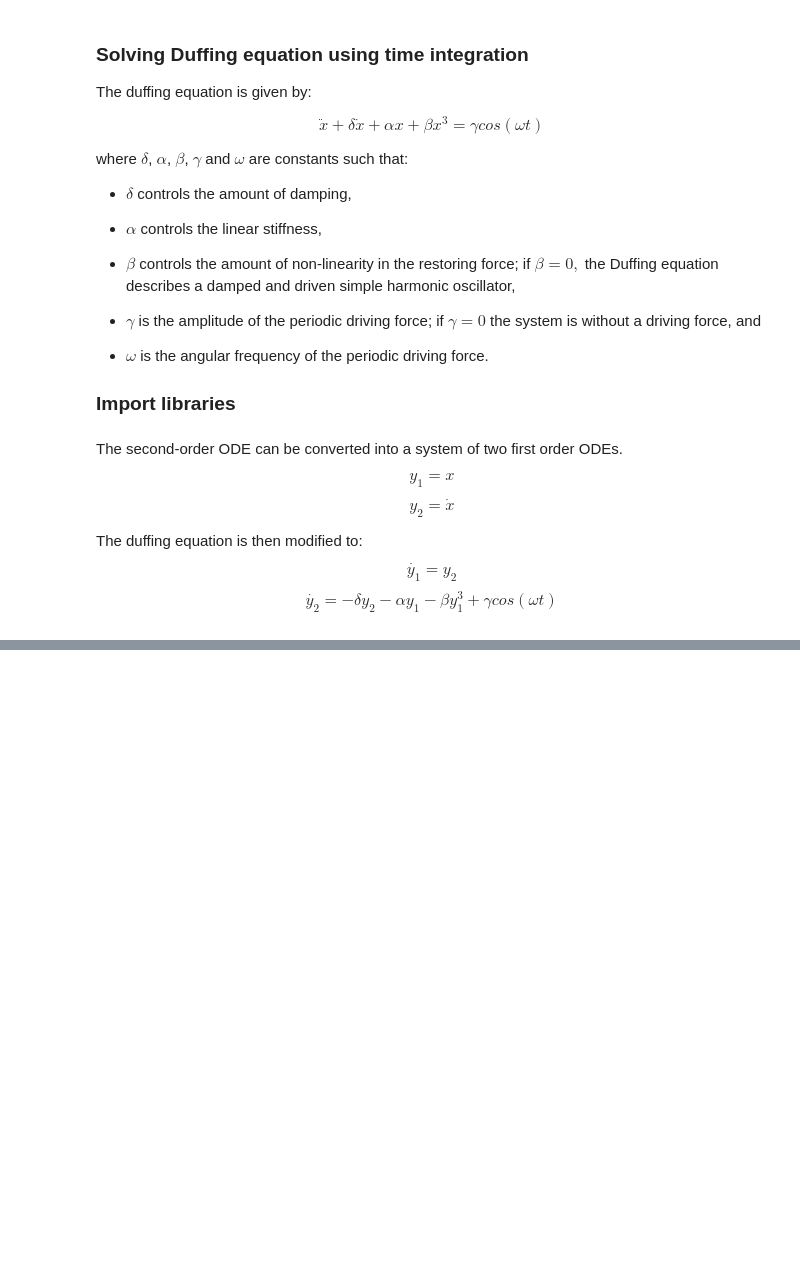
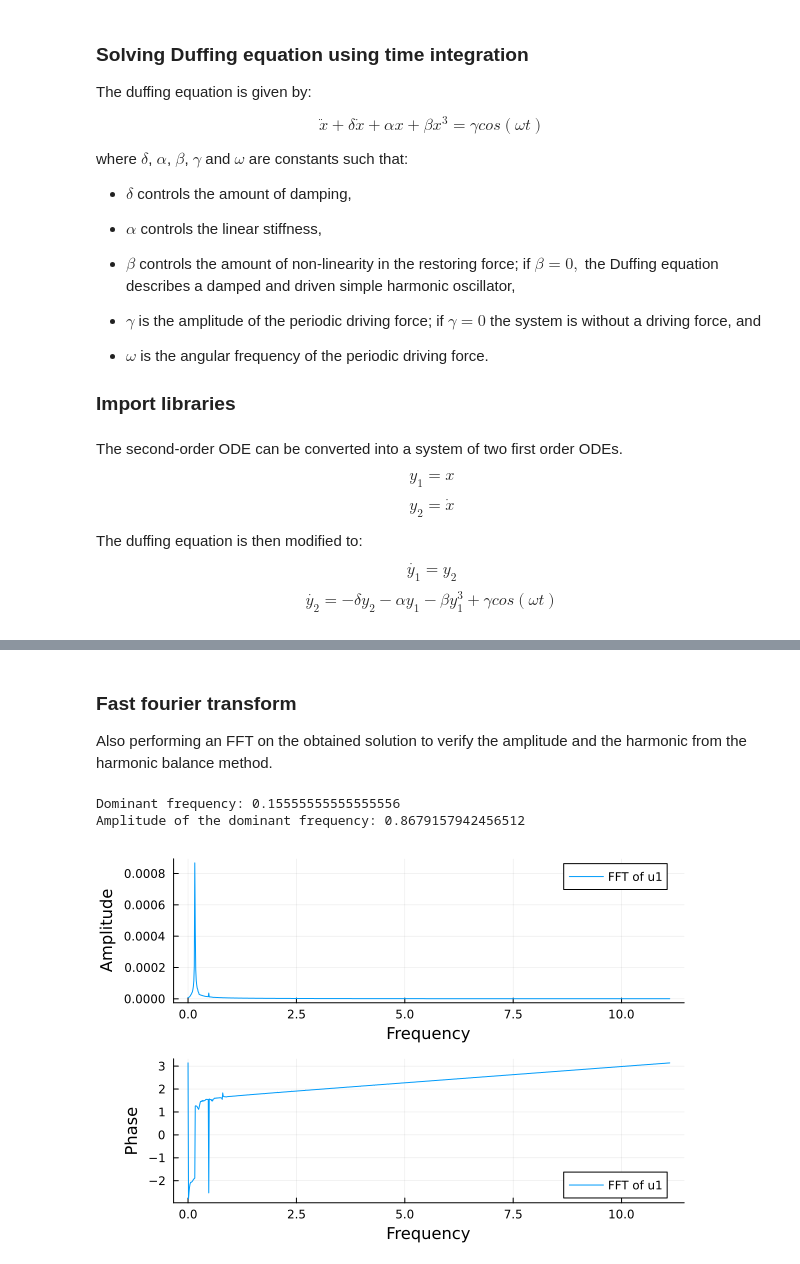
Before and after one commit to maanpandya/sediment-transport, a Jupyter notebook: Duffing Equation/Time Stepping/duffing_time_integration.ipynb, the cells around one changed output, grey strips where cells are left out. Cells and saved outputs as stored; diff of their text form; code cells hidden in the pictures; blank space fills up the shorter version.

```diff
--- a/Duffing Equation/Time Stepping/duffing_time_integration.ipynb
+++ b/Duffing Equation/Time Stepping/duffing_time_integration.ipynb
@@ -72,0 +70,44 @@ plot!(sol2, vars=(0, 1), label="Explicit Scheme")
+# %% [markdown]
+### Fast fourier transform
+
+Also performing an FFT on the obtained solution to verify the amplitude and the harmonic from the harmonic balance method.
+# %%
+# import libary for fft
+using FFTW
+using Statistics
+
+# performing fft on the solution u1 to see the frequency components
+
+Nsamples = 2000
+Tstart = 10
+Tend = 100
+dt = (Tend - Tstart) / (Nsamples)
+tsampled = Vector(Tstart:dt:Tend)
+usampled = [sol1(t)[1] for t in tsampled]
+
+# performing fft
+fsampled = fft(usampled)
+fsampled = 2*fsampled / Nsamples
+
+
+# frequency
+f_max = 1 / (2 * dt)
+fstep = 1/((Tend - Tstart))
+fvec = Vector(0:fstep:f_max)
+
+# determining the dominant frequency
+fmax = fvec[argmax(abs.(fsampled[1:length(fvec)]))]
+println("Dominant frequency: ", fmax)
+
+# find amplitude of the dominant frequency
+amp = abs(fsampled[argmax(abs.(fsampled[1:length(fvec)]))])
+println("Amplitude of the dominant frequency: ", amp)
+
+# plotting the frequency components
+p1 = plot(fvec, 2.0/Nsamples * abs.(fsampled[1:length(fvec)]), label="FFT of u1", xlabel="Frequency", ylabel="Amplitude")
+p2 = plot(fvec, angle.(fsampled[1:length(fvec)]), label="FFT of u1", xlabel="Frequency", ylabel="Phase")
+plot(p1, p2, layout=(2,1))
+# %% [output]
+Dominant frequency: 0.15555555555555556
+Amplitude of the dominant frequency: 0.8679157942456512
+[figure, added]
```
Also changed, not shown: parts of 1 cell of this notebook, 1 other file.
